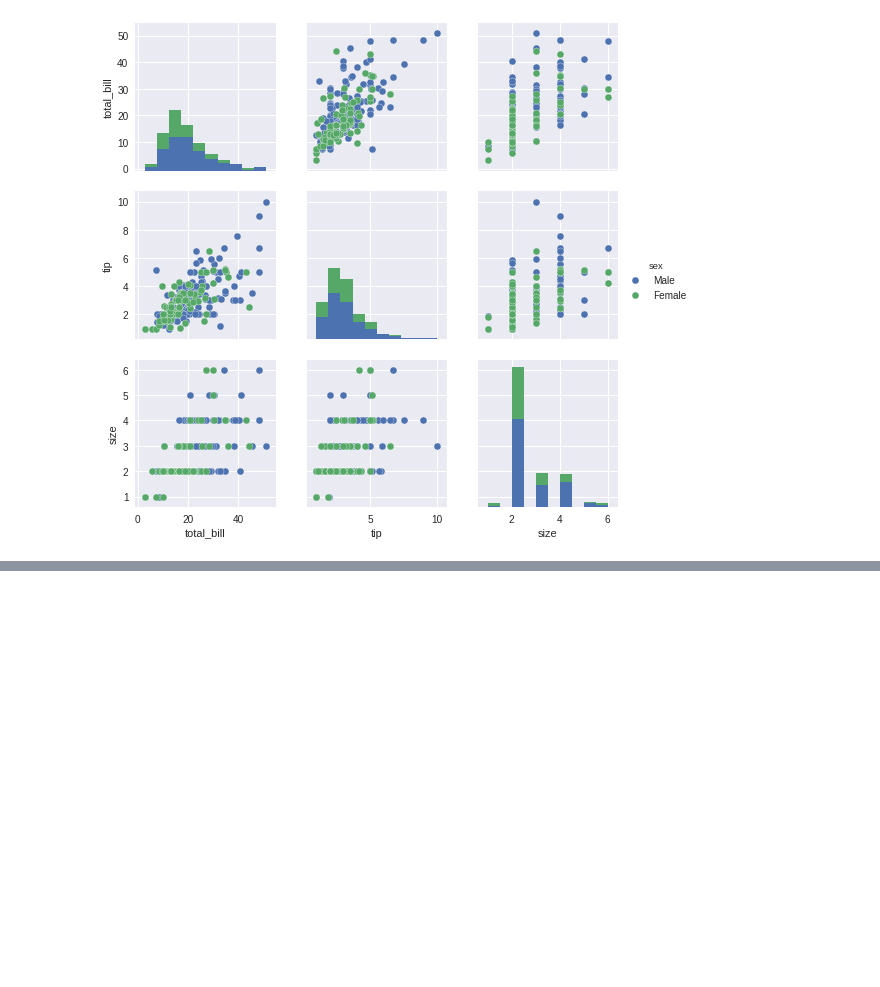
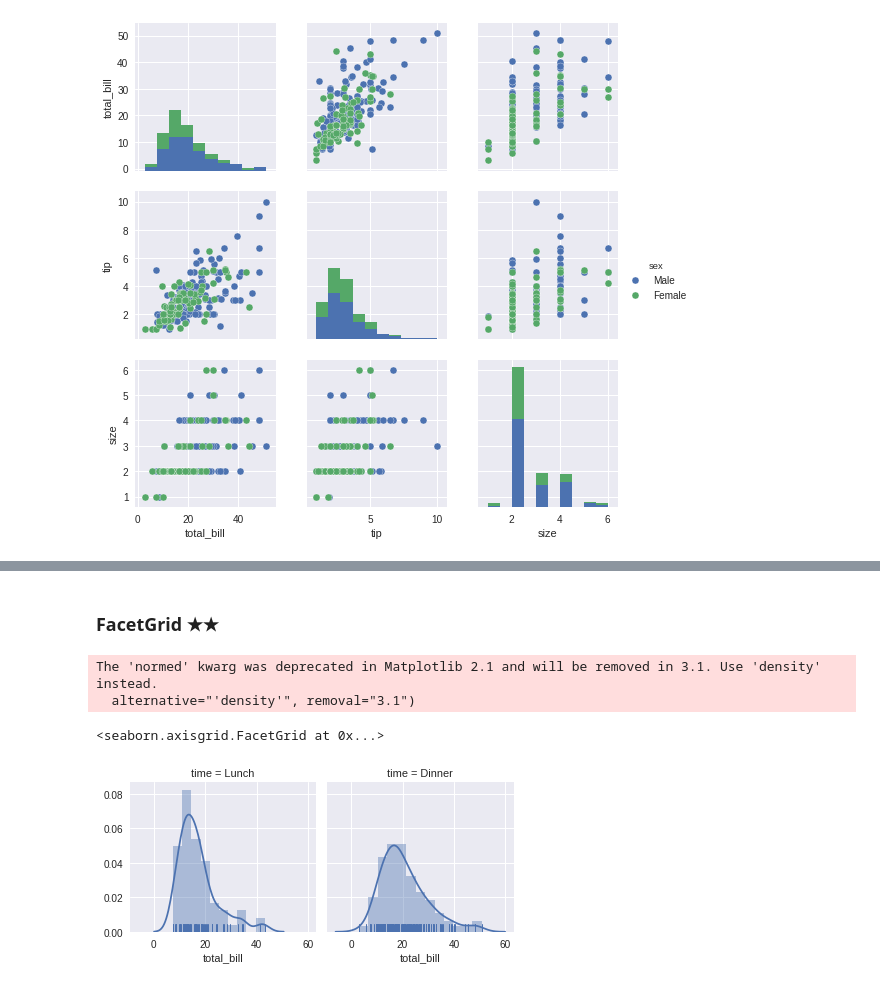
Before and after one commit to eat-toast/doit_pandas-master, a Jupyter notebook: Day4.ipynb, the cells around one changed output, grey strips where cells are left out. Cells and saved outputs as stored; diff of their text form; code cells hidden in the pictures; blank space fills up the shorter version.

Commit message:
Seaborn 연습하기

```diff
--- a/Day4.ipynb
+++ b/Day4.ipynb
@@ -314,0 +335,12 @@ fig = sns.pairplot(tips, hue = 'sex')
+# %% [markdown]
+### FacetGrid ★★
+# %%
+# col의 위치에 구분할 변수 입력
+# map에 사용할 plot, 살펴볼 변수 순서로 입력
+facet = sns.FacetGrid(tips, col='time')
+facet.map(sns.distplot, 'total_bill', rug = True)
+# %% [output]
+The 'normed' kwarg was deprecated in Matplotlib 2.1 and will be removed in 3.1. Use 'density' instead.
+  alternative="'density'", removal="3.1")
+<seaborn.axisgrid.FacetGrid at 0x...>
+[figure, added]
```
Also changed, not shown: parts of 16 cells of this notebook.
